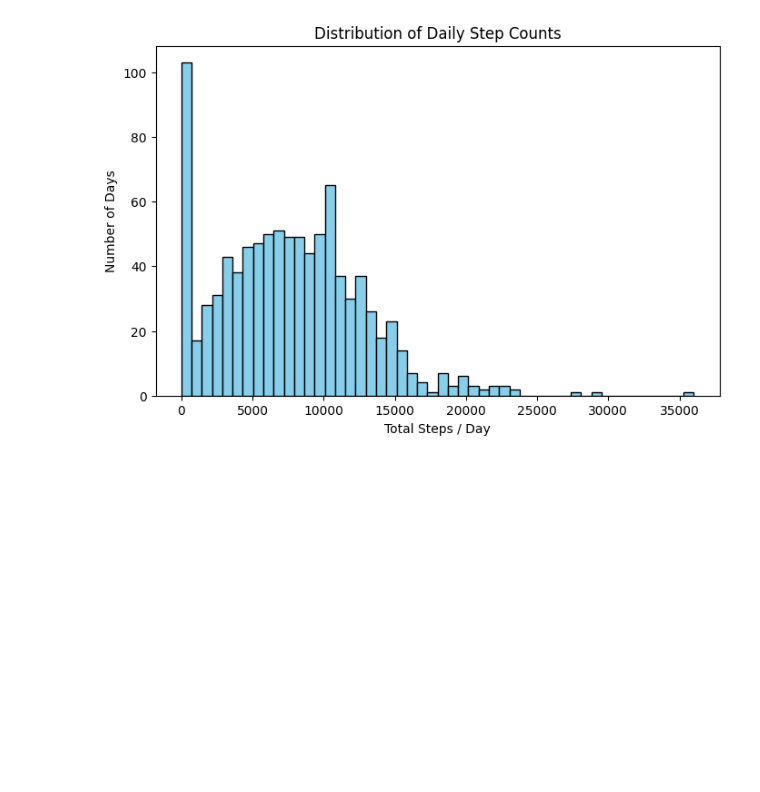
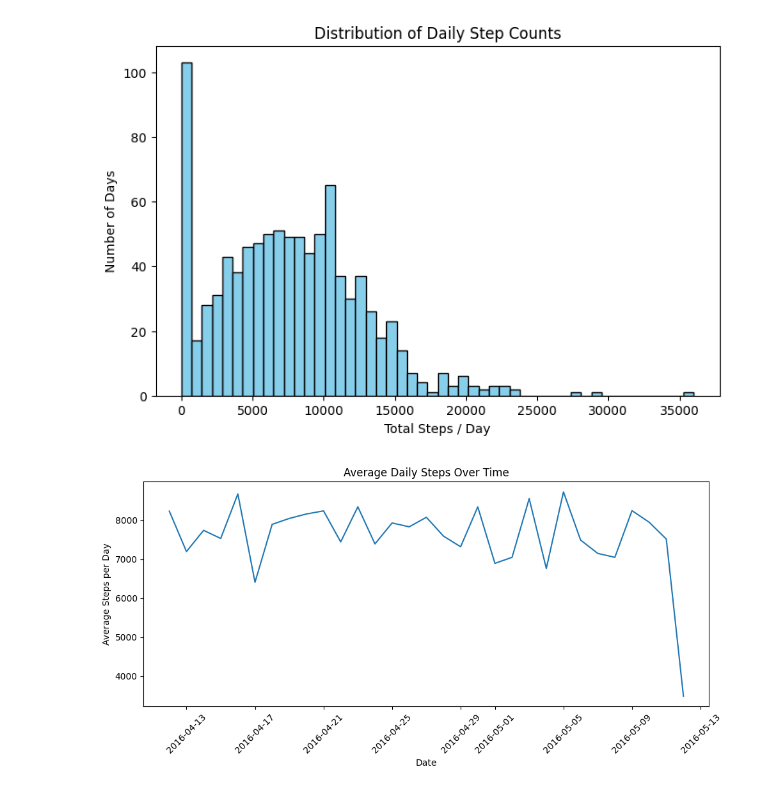
Before and after one commit to Mxhib/Fitness-Activity-Data-Analysis, a Jupyter notebook: data/notebooks/analysis.ipynb, the cells around one changed output. Saved outputs shown, nothing was run; the diff lists cells and outputs as text; code cells hidden in the pictures; blank space fills up the shorter version.

Commit message:
Created line chafrt showing average daily steps over time

```diff
--- a/data/notebooks/analysis.ipynb
+++ b/data/notebooks/analysis.ipynb
@@ -177,3 +177,18 @@ plt.title('Distribution of Daily Step Counts')
 plt.show()
 # %% [output]
 [figure]
+# %%
+daily_steps = df.groupby('ActivityDate')['TotalSteps'].mean()
+# %%
+import matplotlib.pyplot as plt
+plt.figure(figsize=(10, 5))
+plt.plot(daily_steps.index, daily_steps.values)
+plt.xlabel('Date')
+plt.ylabel('Average Steps per Day')
+plt.title('Average Daily Steps Over Time')
+
+plt.xticks(rotation=45)
+plt.tight_layout()
+plt.show()
+# %% [output]
+[figure, added]
```
